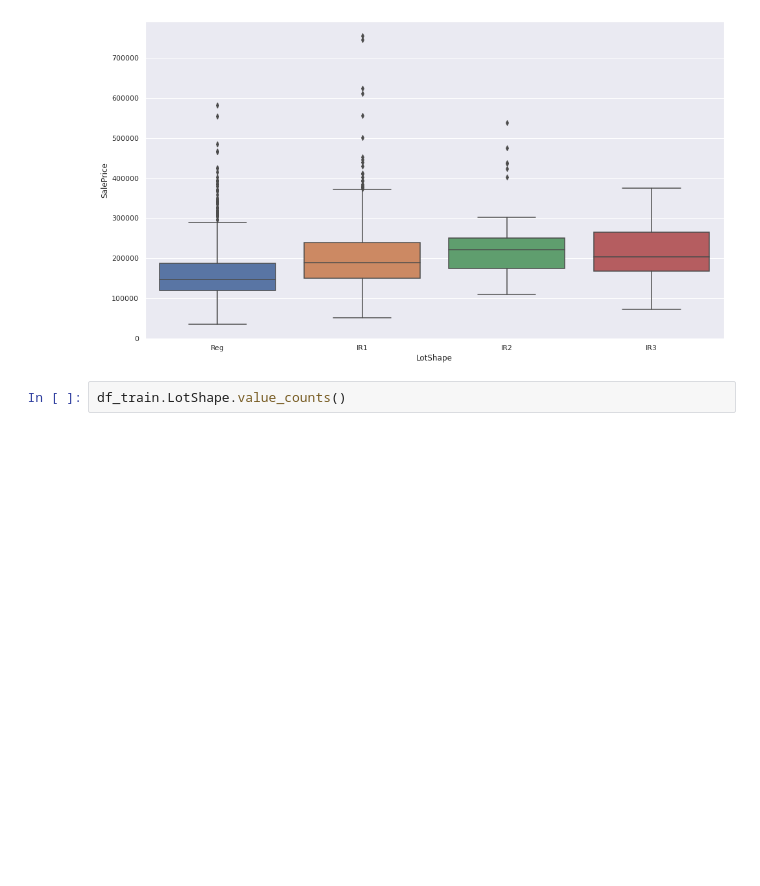
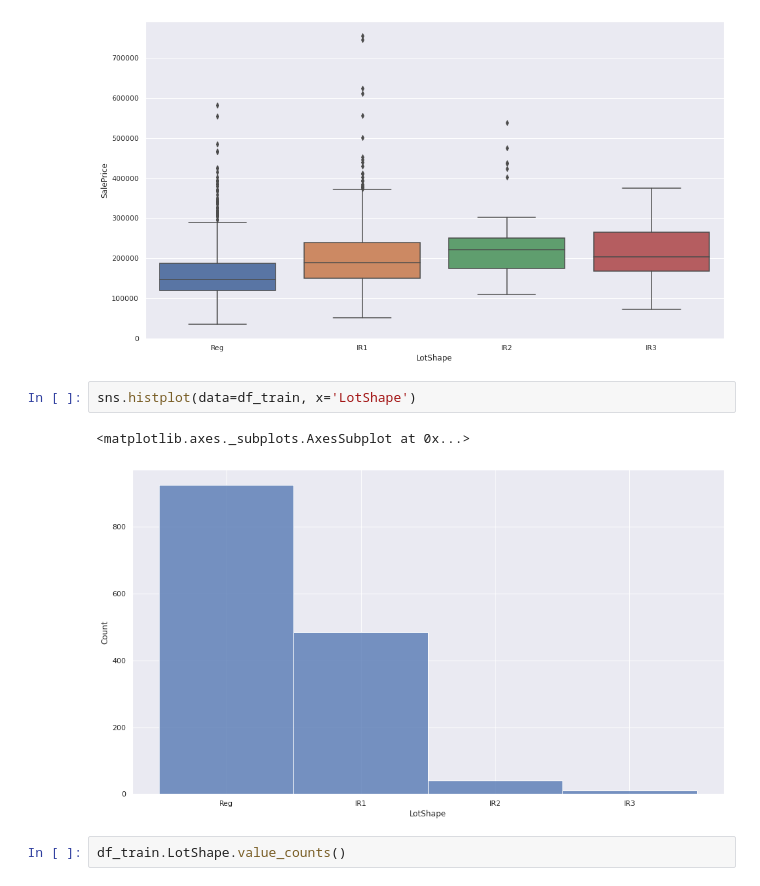
Before and after one commit to snaylix/House-prices-prediction, a Jupyter notebook: 2021-07-17_House-Prices_Prediction_01_EDA.ipynb, the cells around one changed output. Cells and saved outputs as stored; diff of their text form; blank space fills up the shorter version.

```diff
--- a/2021-07-17_House-Prices_Prediction_01_EDA.ipynb
+++ b/2021-07-17_House-Prices_Prediction_01_EDA.ipynb
@@ -264,6 +270,11 @@ Name: Alley, dtype: int64
 create_plot('LotShape', 'boxplot')
 # %% [output]
 [figure]
+# %%
+sns.histplot(data=df_train, x='LotShape')
+# %% [output]
+<matplotlib.axes._subplots.AxesSubplot at 0x...>
+[figure, added]
 # %%
 df_train.LotShape.value_counts()
 # %% [output]
```
Also changed, not shown: parts of 8 cells of this notebook.
